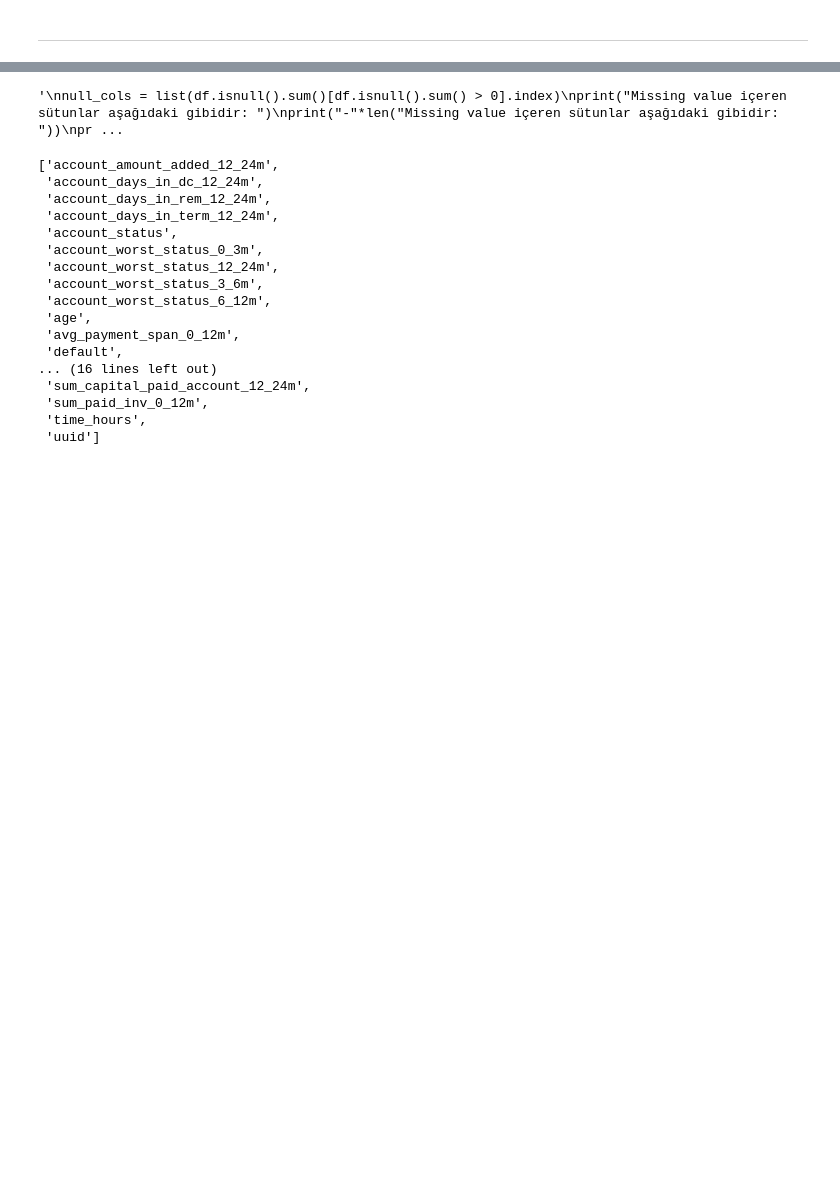
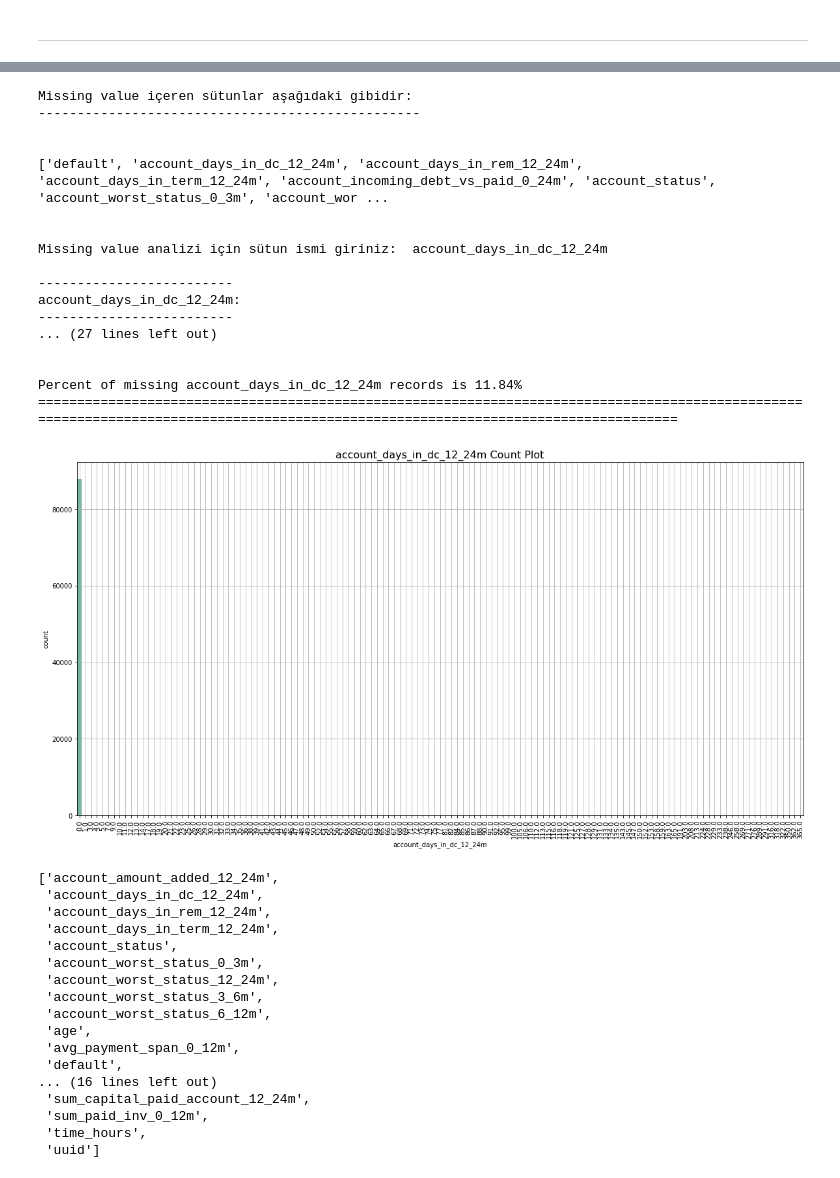
Before and after one commit to eserinanarslan/probability_prediction, a Jupyter notebook: notebooks/model_creation.ipynb, the cells around one changed output, grey strips where cells are left out. Saved outputs shown, nothing was run; the diff lists cells and outputs as text; code cells hidden in the pictures; blank space fills up the shorter version.

```diff
--- a/notebooks/model_creation.ipynb
+++ b/notebooks/model_creation.ipynb
@@ -180,6 +375,6 @@ num_arch_dc_12_24m                  0.100891
 Name: default, dtype: float64
 # %%
-"""
+
 null_cols = list(df.isnull().sum()[df.isnull().sum() > 0].index)
 print("Missing value içeren sütunlar aşağıdaki gibidir: ")
 print("-"*len("Missing value içeren sütunlar aşağıdaki gibidir: "))
@@ -201,35 +396,51 @@ for col in [col_to_plot]:
     print("-"*(len(col)))
     print(f"{col}:")
     print("-"*(len(col)))
     print("")
     print(f"{df[col].value_counts().sort_values(ascending=False)}")
     print("")
     print("-"*(len(col)+len("Descriptive Statistics for  ")))
     print(f"Descriptive Statistics for {col}:")
     print("-"*(len(col)+len("Descriptive Statistics for  ")))
     print("")
     print(f"{df[col].describe()}")
     print("\n")
     print(f'Percent of missing {col} records is %.2f%%' %((df[col].isnull().sum()/df.shape[0])*100))
     print("="*180)
     print("")
     if col in ["account_incoming_debt_vs_paid_0_24m", "avg_payment_span_0_12m", "num_active_div_by_paid_inv_0_12m"]:
         plt.figure(figsize=(15,8))
         ax = df[col].hist(density=True, stacked=True, color='teal')
         df[col].plot(kind='density', color='teal')
         ax.set(xlabel=col)
         plt.grid()
         plt.show()
     else:
         plt.figure(figsize=(20,10))
         sns.countplot(x=col, data=df, palette='Set2')
         plt.title(col+" Count Plot", fontdict={"size": 16})
         plt.xticks(rotation=90)
         plt.grid()
         plt.show()
-"""
 # %% [output]
-'\nnull_cols = list(df.isnull().sum()[df.isnull().sum() > 0].index)\nprint("Missing value içeren sütunlar aşağıdaki gibidir: ")\nprint("-"*len("Missing value içeren sütunlar aşağıdaki gibidir: "))\npr ...
+Missing value içeren sütunlar aşağıdaki gibidir:
+-------------------------------------------------
+
+
+['default', 'account_days_in_dc_12_24m', 'account_days_in_rem_12_24m', 'account_days_in_term_12_24m', 'account_incoming_debt_vs_paid_0_24m', 'account_status', 'account_worst_status_0_3m', 'account_wor ...
+
+
+Missing value analizi için sütun ismi giriniz:  account_days_in_dc_12_24m
+
+-------------------------
+account_days_in_dc_12_24m:
+-------------------------
+... (27 lines left out)
+
+
+Percent of missing account_days_in_dc_12_24m records is 11.84%
+====================================================================================================================================================================================
+[figure, added]
 # %%
 df['account_worst_status_0_3m'].fillna(value=0, inplace=True) # Statüsü 1-2-3-4 olanlar. NA olanlara 0 atandı.
 df['account_worst_status_12_24m'].fillna(value=0, inplace=True) # Statüsü 1-2-3-4 olanlar. NA olanlara 0 atandı.
```
Also changed, not shown: parts of 28 cells of this notebook, 5 other files.
